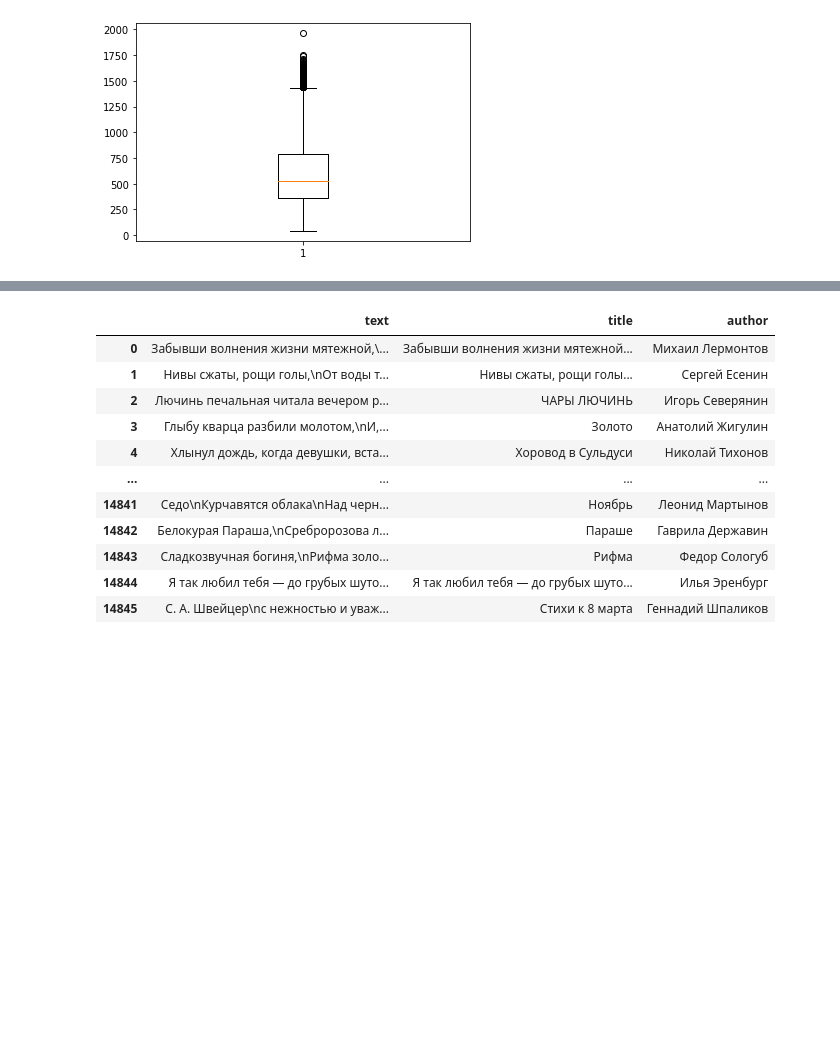
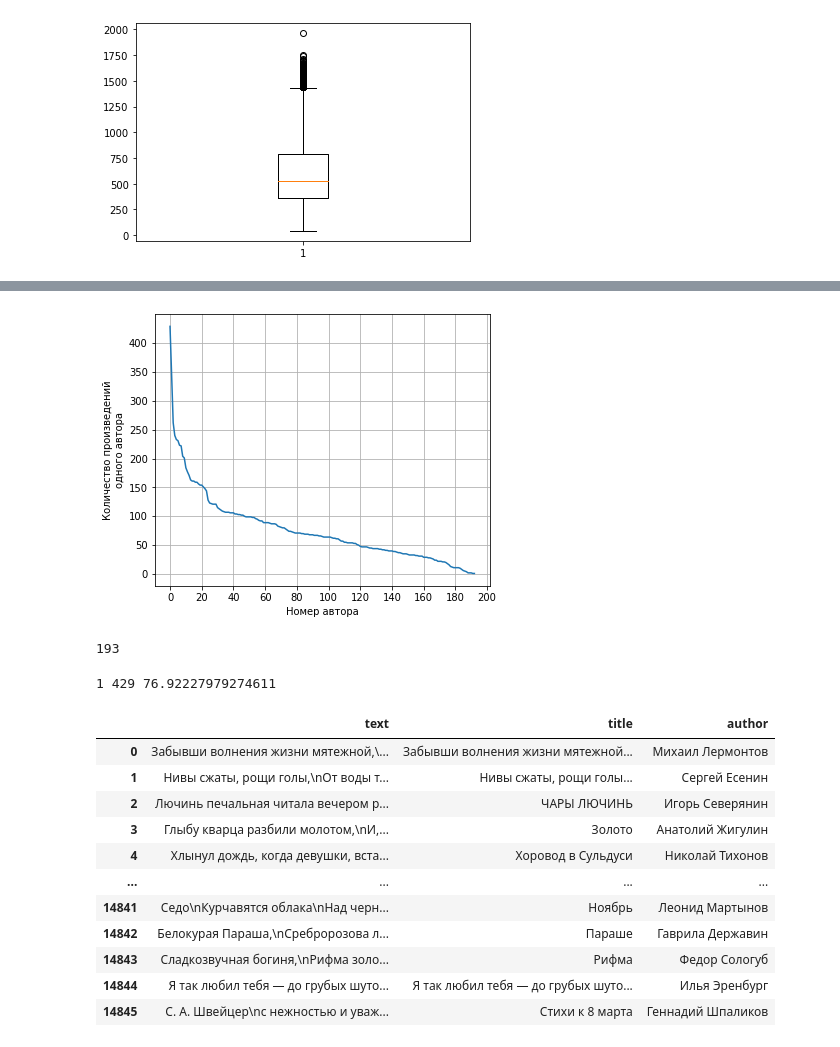
Before and after one commit to kirrog/dl_tech_learn, a Jupyter notebook: lab3/debug/dataset_prepare.ipynb, the cells around one changed output, grey strips where cells are left out. Saved outputs shown, nothing was run; the diff lists cells and outputs as text; code cells hidden in the pictures; blank space fills up the shorter version.

```diff
--- a/lab3/debug/dataset_prepare.ipynb
+++ b/lab3/debug/dataset_prepare.ipynb
@@ -77,3 +112,24 @@ df = pd.DataFrame([[data['items']['item'][i]['text'],data['items']['item'][i]['n
+# %%
+plt.figure(figsize=(6,5))
+y = list(map(lambda v: v[1], xy))
+x = list(range(len(y)))
+plt.yticks(list(range(0, 450, 50)))
+plt.xticks(list(range(0, 210, 20)))
+plt.xlabel("Номер автора")
+plt.ylabel("Количество произведений\nодного автора")
+plt.grid()
+plt.plot(x,y, label='o')
+plt.show()
+# %% [output]
+[figure, added]
+# %%
+len(x)
+# %% [output]
+193
+# %%
+print(min(y),max(y), np.mean(y))
+# %% [output]
+1 429 76.92227979274611
 # %%
 df.to_csv("rupoems_dataset.csv", index=False, sep=';')
 # %%
```
Also changed, not shown: parts of 8 cells of this notebook, 9 other files.
